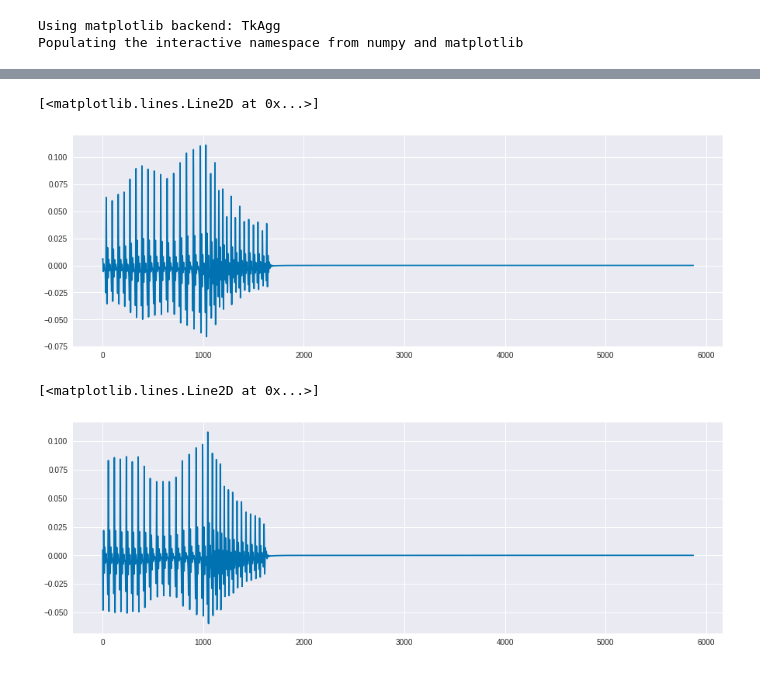
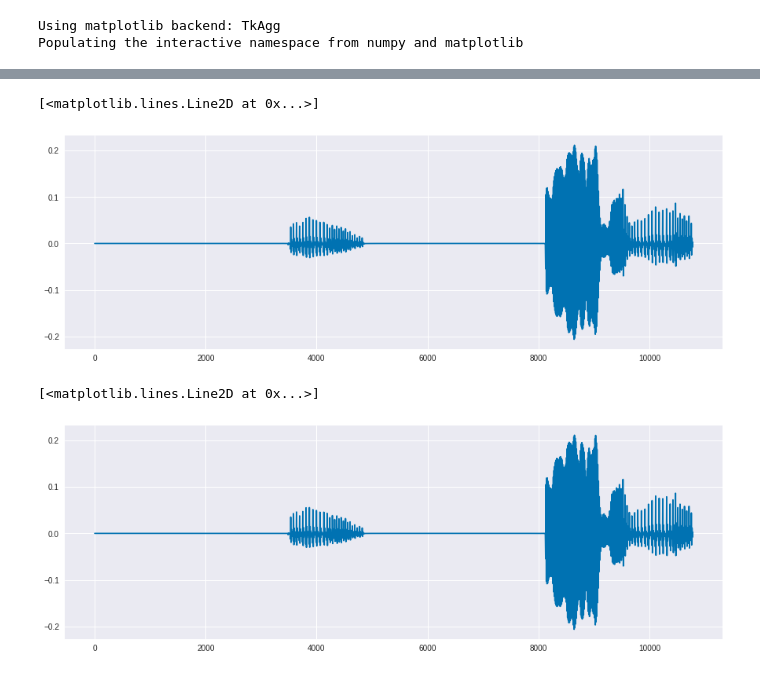
Before and after one commit to PaulEcoffet/birdsonglearningmodel, a Jupyter notebook: analysis/comparison_padded_full_song.ipynb, the cells around one changed output, grey strips where cells are left out. Cells and saved outputs as stored; diff of their text form; code cells hidden in the pictures.

```diff
--- a/analysis/comparison_padded_full_song.ipynb
+++ b/analysis/comparison_padded_full_song.ipynb
@@ -36,20 +42,20 @@ plt.plot(sm.gen_alphabeta())
 ab = np.loadtxt('../data/ba_example_ab.dat')
 # %%
 synth_whole = synthesize(ab, fixed_normalize=True)
-# %%
-beg = 19025
-end = 25000
+# %%
+beg = 1454
+end = beg + 10781
 # %%
 synth_part = synthesize(ab[beg:end+2], fixed_normalize=True)
 # %%
 plt.figure(figsize=(15, 5))
-plt.plot(synth_whole[beg+100:end])
+plt.plot(synth_whole[beg:end])
 # %% [output]
 [<matplotlib.lines.Line2D at 0x...>]
-[figure, old version]
+[figure, new version]
 # %%
 plt.figure(figsize=(15, 5))
-plt.plot(synth_part[100:])
+plt.plot(synth_part)
 # %% [output]
 [<matplotlib.lines.Line2D at 0x...>]
-[figure, old version]
+[figure, new version]
```
Also changed, not shown: parts of 17 cells of this notebook, 1 other file.
